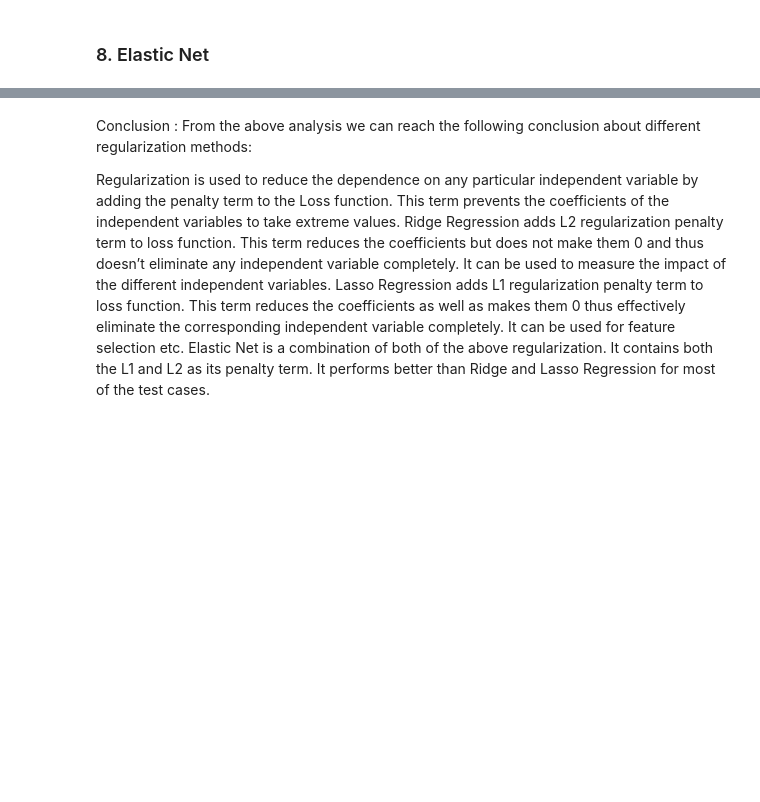
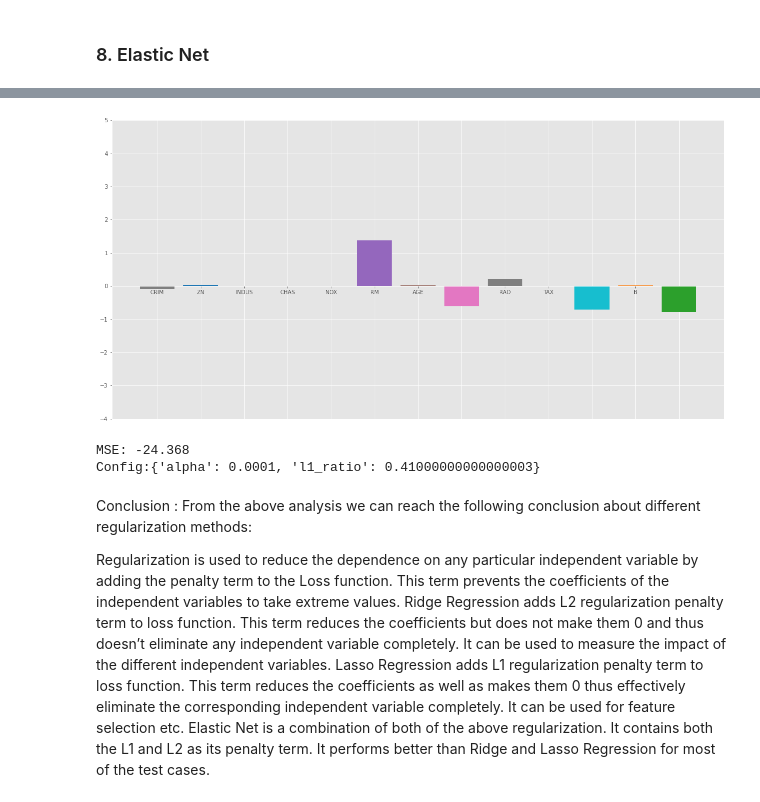
Before and after one commit to PilarDenia/activity_bootcamp_jun2020, a Jupyter notebook: 2_Machine_Learning/semana_22/día_4/Regularization clase.ipynb, the cells around one changed output, grey strips where cells are left out. Cells and saved outputs as stored; diff of their text form; code cells hidden in the pictures; blank space fills up the shorter version.

```diff
--- a/2_Machine_Learning/semana_22/día_4/Regularization clase.ipynb
+++ b/2_Machine_Learning/semana_22/día_4/Regularization clase.ipynb
@@ -333,3 +333,14 @@ plt.style.use('ggplot')
 [figure]
 # %% [markdown]
 ### 8. Elastic Net
+# %%
+from sklearn.linear_model import ElasticNet
+e_net = ElasticNet(l1_ratio = 0.9)
+e_net.fit(X_train, y_train)
+y_pred_elastic = e_net.predict(X_test)
+mean_squared_error  = np.mean((y_pred_elastic - y_test)**2)
+print("Mean squared eeror on test set", mean_squared_error)
+e_net_coeff = pd.DataFrame()
+e_net_coeff["Columns"] = X_train.columns
+e_net_coeff["Coefficient Estimante"] = pd.Series(e_net.coef_)
+e_net_coeff
@@ -336,3 +363,38 @@ plt.style.use('ggplot')
+# %%
+fig, ax = plt.subplots(figsize=(20,10))
+
+color = ['tab:gray', 'tab:blue', 'tab:orange', 'tab:green', 'tab:red', 'tab:purple', 'tab:brown', 'tab:pink', 'tab:gray', 'tab:olive', 'tab:cyan', 'tab:orange', 'tab:green', 'tab:blue', 'tab:olive']
+
+ax.bar(e_net_coeff['Columns'],
+        e_net_coeff["Coefficient Estimante"],
+        color = color)
+
+ax.spines['bottom'].set_position('zero')
+ax.set_ylim([-4,5])
+
+plt.style.use('ggplot')
+# %% [output]
+[figure, added]
+# %%
+from sklearn.model_selection import GridSearchCV
+
+model = ElasticNet()
+
+grid = dict()
+grid['alpha'] = [1e-5, 1e-4, 1e-3, 1e-2, 1e-1, 1, 10, 100 ]
+grid['l1_ratio'] = np.arange(0.01, 1, 0.1)
+
+search = GridSearchCV(model, grid, scoring='neg_mean_squared_error', cv = 10, n_jobs = -1, iid= False)
+#'scoring='neg_mean_squared_error', se indica en negativo porque el scoring queremos que sea el mayor posible, como MSE es un 'error' quiero que sea lo contrario -Error (negativo_error)
+
+
+result = search.fit(X_train, y_train)
+
+print('MSE: %.3f'% result.best_score_)
+print('Config:%s' % result.best_params_)
+# %% [output]
+MSE: -24.368
+Config:{'alpha': 0.0001, 'l1_ratio': 0.41000000000000003}
 # %% [markdown]
 Conclusion :
 From the above analysis we can reach the following conclusion about different regularization methods:
```
Also changed, not shown: parts of 7 cells of this notebook, 2 other files.
